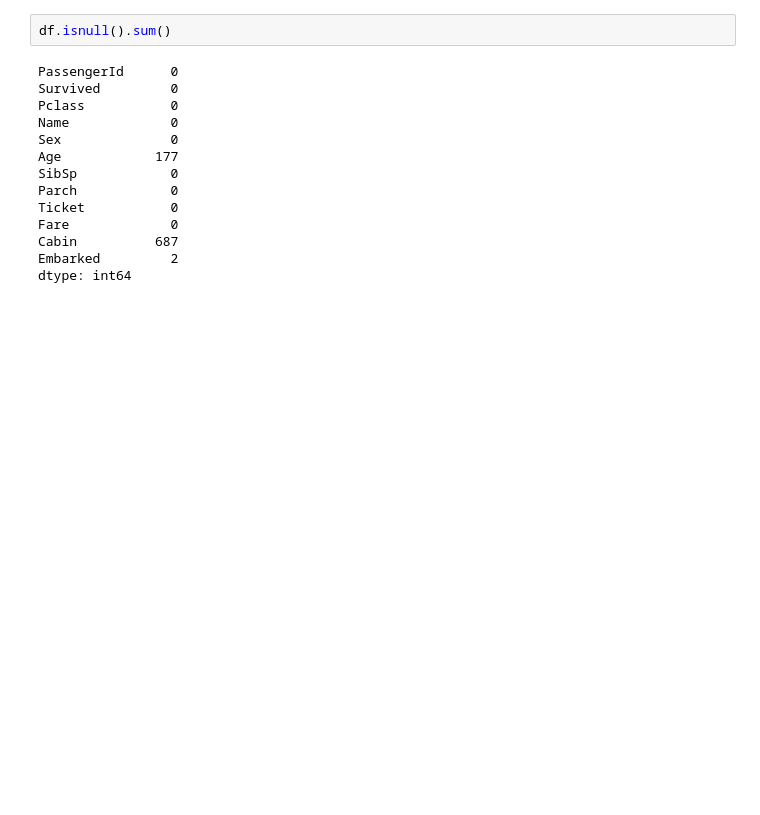
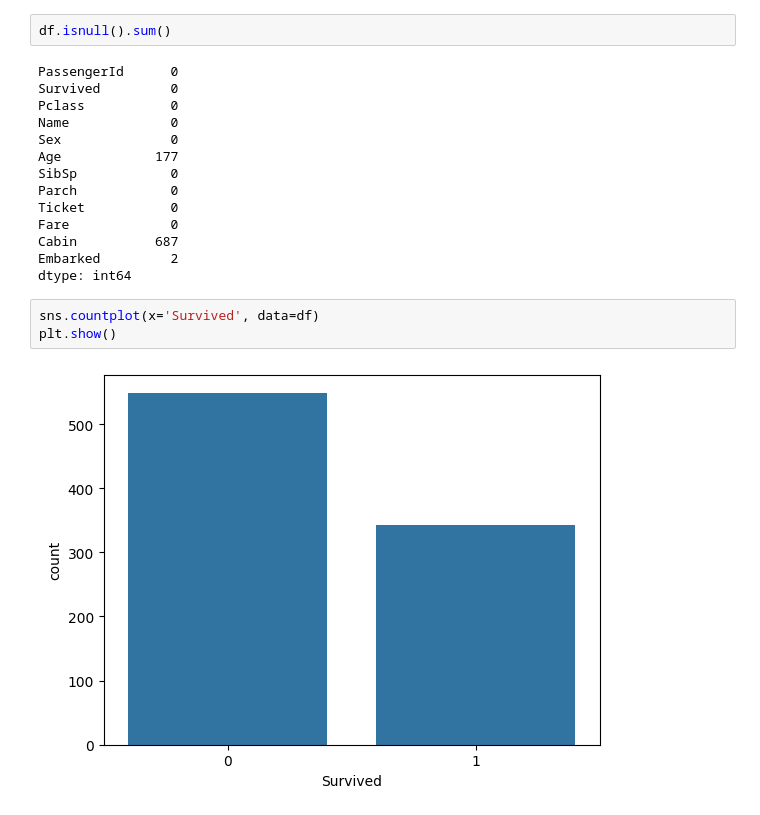
Before and after one commit to shiv2-dot/30-days-ML, a Jupyter notebook: notebooks/Titanic_Project_ML.ipynb, the cells around one changed output. Saved outputs shown, nothing was run; the diff lists cells and outputs as text; blank space fills up the shorter version.

```diff
--- a/notebooks/Titanic_Project_ML.ipynb
+++ b/notebooks/Titanic_Project_ML.ipynb
@@ -107,3 +114,8 @@ Fare             0
 Cabin          687
 Embarked         2
 dtype: int64
+# %%
+sns.countplot(x='Survived', data=df)
+plt.show()
+# %% [output]
+[figure, added]
```
Also changed, not shown: parts of 38 cells of this notebook, 2 other files.
